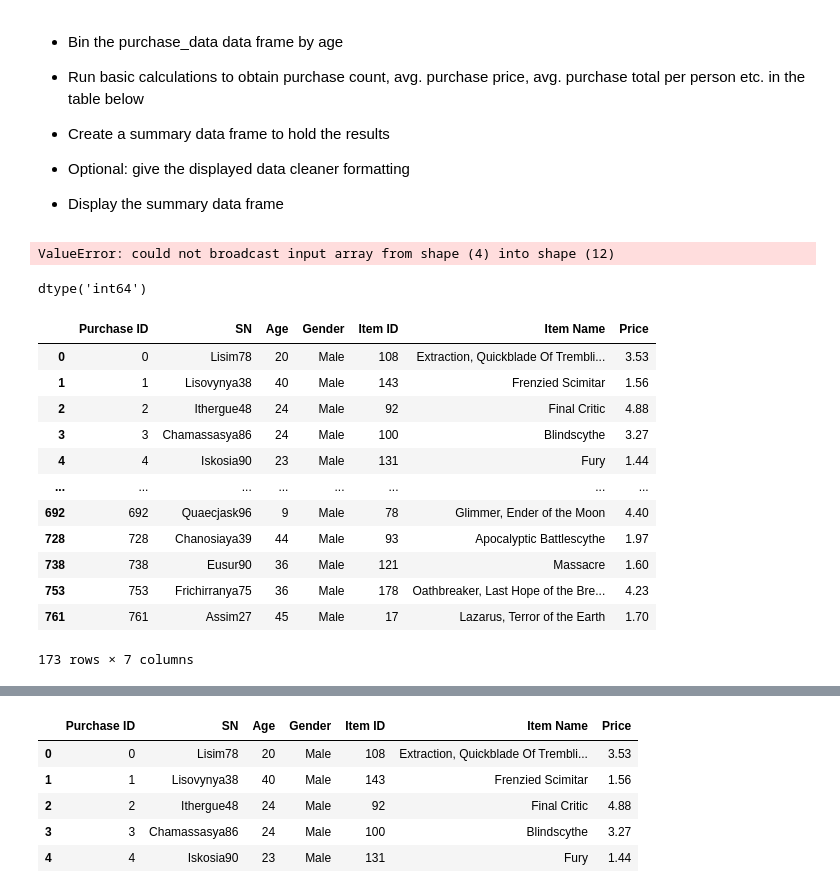
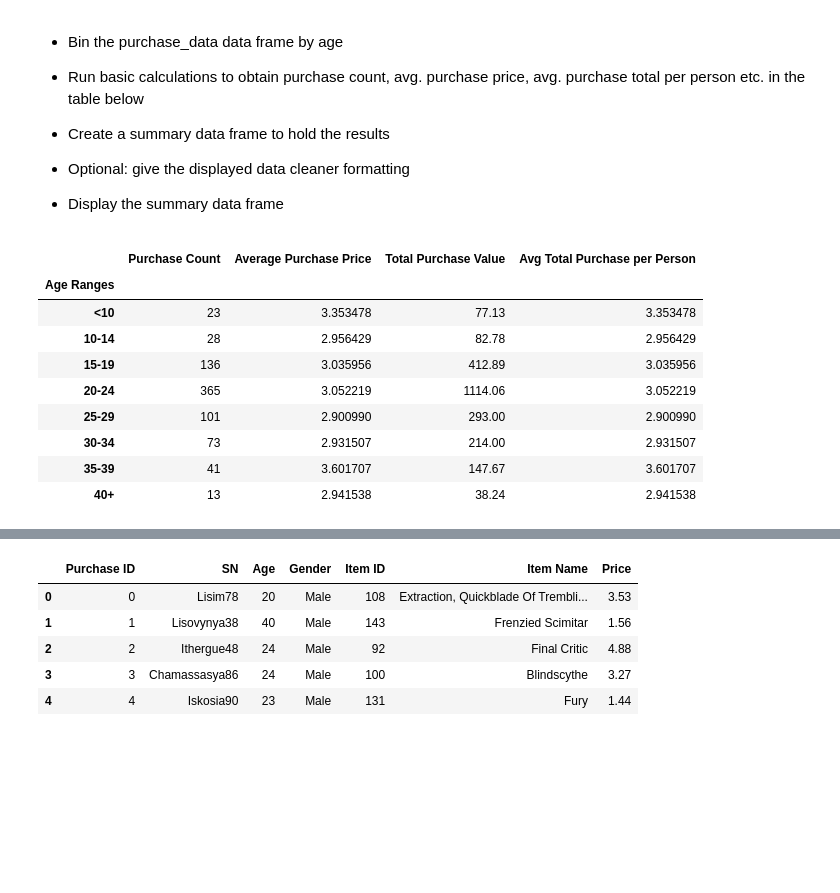
Before and after one commit to carolyan1/Pandas-Challenge, a Jupyter notebook: HeroesOfPymoli/HeroesOfPymoli.ipynb, the cells around one changed output, grey strips where cells are left out. Cells and saved outputs as stored; diff of their text form; code cells hidden in the pictures; blank space fills up the shorter version.

Commit message:
groupby
did a bit groupby for heros

```diff
--- a/HeroesOfPymoli/HeroesOfPymoli.ipynb
+++ b/HeroesOfPymoli/HeroesOfPymoli.ipynb
@@ -216,47 +216,38 @@ age_demographics.sort_index()
 
 * Display the summary data frame
 # %%
-# #Create bins and groups using the non-distinct data
-purchase_dup["Age Bin"] = pd.cut(purchase_dup["Age"], bins, labels=group_name, include_lowest=True)
+# # #Create bins and groups using the non-distinct data
+purchase_dup["Age Ranges"] = pd.cut(purchase_dup["Age"], bins, labels=group_name, include_lowest=True)
+# purchase_dup
+# #Create GroupBy and calculate
+# #Calculate total purchase by summing up the prices
+Total_Purchase = purchase_dup.groupby(["Age Ranges"]).sum()["Price"]
 
-#Create GroupBy and calculate
-#Calculate total purchase by summing up the prices
-Total_Purchase = purchase_dup.groupby(["Age Bin"]).sum("Price")
+# #Calculate purchase count by counting SN/or any other elements
+Purchase_count = purchase_dup.groupby(["Age Ranges"]).count()["Price"]
 
-#Calculate purchase count by counting SN/or any other elements
-Purchase_count = purchase_dup.groupby(["Age Bin"]).count()["SN"]
-
-#Calculate Average Purchase Price by dividing total purchase by purchase count
+# #Calculate Average Purchase Price by dividing total purchase by purchase count
 Ave_Purchase_Price = Total_Purchase/Purchase_count
 
 #Calculate Avg Total Purchase per Person
 #Total_Purchase/total_count_age
-#ave_t_person = Total_Purchase/total_count_age
+ave_t_person = Total_Purchase/Purchase_count
+
 
 #Create Dataframe
 PAage = pd.DataFrame({"Purchase Count": Purchase_count,
                      "Average Purchase Price":Ave_Purchase_Price,
-                     "Total Purchase Value": Total_Purchase})
+                     "Total Purchase Value": Total_Purchase,
+                     "Avg Total Purchase per Person":ave_t_person})
+PAage
 # %% [output]
-ValueError: could not broadcast input array from shape (4) into shape (12)
+|  | Purchase Count | Average Purchase Price | Total Purchase Value | Avg Total Purchase per Person |
+| Age Ranges |  |  |  |  |
+| <10 | 23 | 3.353478 | 77.13 | 3.353478 |
+| 10-14 | 28 | 2.956429 | 82.78 | 2.956429 |
+| 15-19 | 136 | 3.035956 | 412.89 | 3.035956 |
+| 20-24 | 365 | 3.052219 | 1114.06 | 3.052219 |
+| 25-29 | 101 | 2.900990 | 293.00 | 2.900990 |
+| 30-34 | 73 | 2.931507 | 214.00 | 2.931507 |
+| 35-39 | 41 | 3.601707 | 147.67 | 3.601707 |
+| 40+ | 13 | 2.941538 | 38.24 | 2.941538 |
-# %%
-total_count_age.dtypes
-# %% [output]
-dtype('int64')
-# %%
-age_group_all = purchase_dup.groupby("Age")
-age_group_all.head()
-# %% [output]
-|  | Purchase ID | SN | Age | Gender | Item ID | Item Name | Price |
-| 0 | 0 | Lisim78 | 20 | Male | 108 | Extraction, Quickblade Of Trembli... | 3.53 |
-| 1 | 1 | Lisovynya38 | 40 | Male | 143 | Frenzied Scimitar | 1.56 |
-| 2 | 2 | Ithergue48 | 24 | Male | 92 | Final Critic | 4.88 |
-| 3 | 3 | Chamassasya86 | 24 | Male | 100 | Blindscythe | 3.27 |
-| 4 | 4 | Iskosia90 | 23 | Male | 131 | Fury | 1.44 |
-| ... | ... | ... | ... | ... | ... | ... | ... |
-| 692 | 692 | Quaecjask96 | 9 | Male | 78 | Glimmer, Ender of the Moon | 4.40 |
-| 728 | 728 | Chanosiaya39 | 44 | Male | 93 | Apocalyptic Battlescythe | 1.97 |
-| 738 | 738 | Eusur90 | 36 | Male | 121 | Massacre | 1.60 |
-| 753 | 753 | Frichirranya75 | 36 | Male | 178 | Oathbreaker, Last Hope of the Bre... | 4.23 |
-| 761 | 761 | Assim27 | 45 | Male | 17 | Lazarus, Terror of the Earth | 1.70 |
-173 rows × 7 columns
```
Also changed, not shown: parts of 8 cells of this notebook, 1 other file.
